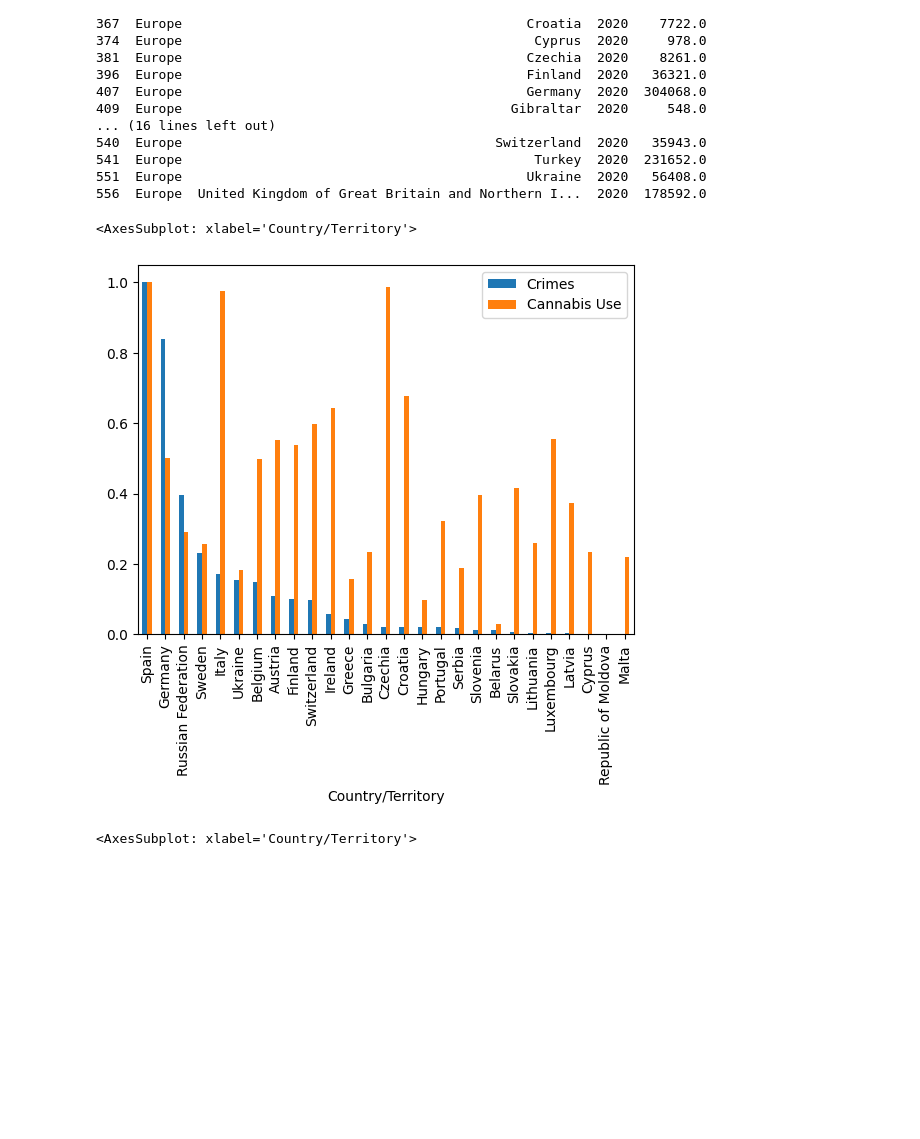
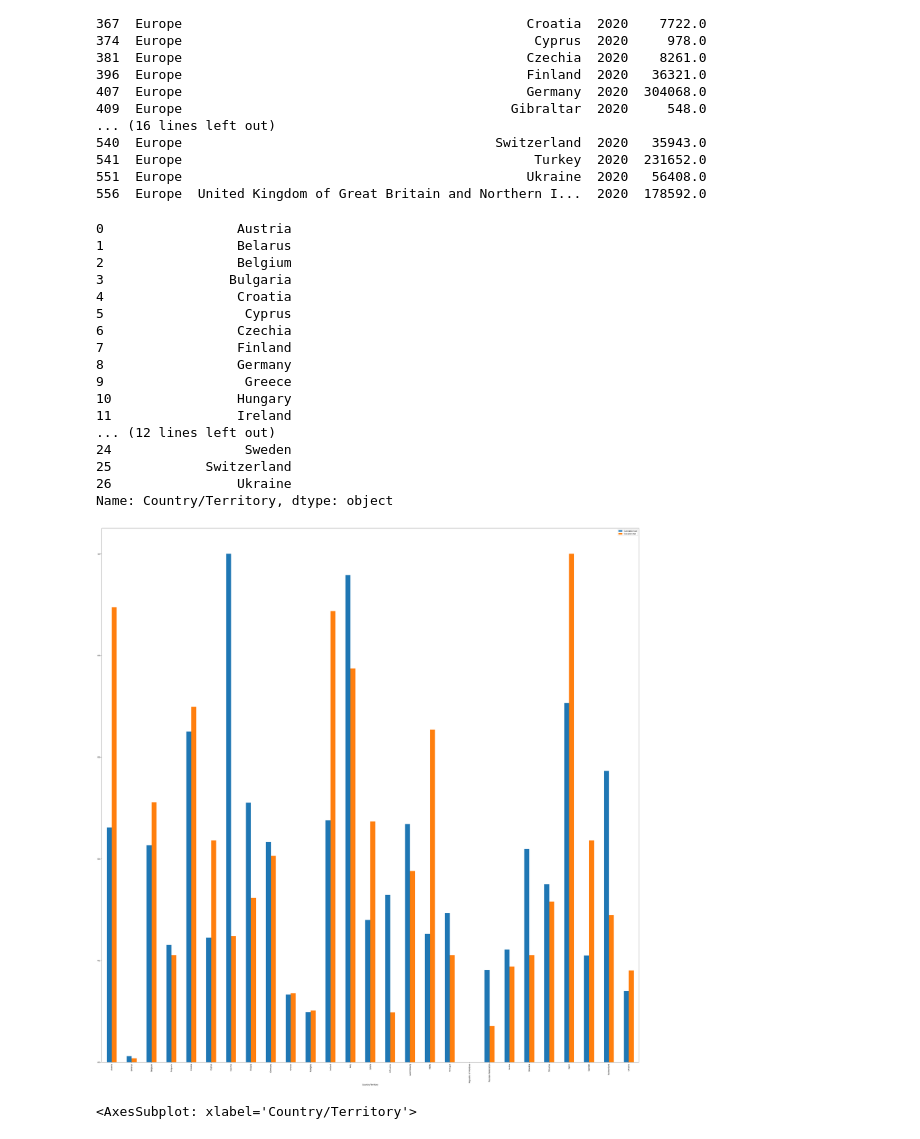
Before and after one commit to MaxBubblegum47/Big_Data, a Jupyter notebook: DataAnalytics/Lorenzo_Stigliano_136174_DataAnalytics.ipynb, the cells around one changed output. Cells and saved outputs as stored; diff of their text form; code cells hidden in the pictures; blank space fills up the shorter version.

```diff
--- a/DataAnalytics/Lorenzo_Stigliano_136174_DataAnalytics.ipynb
+++ b/DataAnalytics/Lorenzo_Stigliano_136174_DataAnalytics.ipynb
@@ -69,18 +57,22 @@ cannabis_use = pd.DataFrame(pd.read_csv("cannabis_use.csv"))
 # pulizia del testo da informazioni accessorie
 cannabis_use = cannabis_use.drop(index = [0,1])
 
-# rinominazione delle colonne per una migliore lettura
+# rinominazione delle colonne per una migliorarne la lettura
 cannabis_use = cannabis_use.rename(columns={"Unnamed: 8": "TIME"})
 cannabis_use = cannabis_use.rename(columns={"Unnamed: 3": "Cannabis Use"})
 cannabis_use = cannabis_use.rename(columns={"Unnamed: 2": "Country/Territory"})
 
-# conversione della colonna 3 da stringhe a valore numerico
+# conversione della 8 e 3 da stringhe a valore numerico
 cannabis_use["Cannabis Use"] = cannabis_use["Cannabis Use"].apply(pd.to_numeric)
+cannabis_use["TIME"] = cannabis_use["TIME"].apply(pd.to_numeric)
 
-# media aritmetica di tutti i valori sull'utilizzo della cannabis
-cannabis_use = cannabis_use.groupby(["Country/Territory"]).agg({"Cannabis Use": "mean"}).reset_index()
+# è possibile filtrare meglio i dati andando anche a fare una analisi solamente a partire da un certo anno
+# cannabis_use = cannabis_use.loc[cannabis_use["TIME"] >= 2016]
 
-# ordinamento in base alla percentuale di utilizzo
+# media aritmetica di tutti i valori sull'utilizzo della cannabis sommando i valori migliori per ogni anno
+cannabis_use = cannabis_use.groupby(["Country/Territory"]).agg({"Cannabis Use": "max"}).reset_index()
+
+# ordinamento in base alla percentuale di utilizzo ottenuta
 cannabis_use = cannabis_use.sort_values("Cannabis Use", ascending=False)
 
 print(cannabis_use)
@@ -162,7 +168,7 @@ cocaine_use = cocaine_use.rename(columns={"Unnamed: 2": "Country/Territory"})
 cocaine_use["Cocaine Use"] = cocaine_use["Cocaine Use"].apply(pd.to_numeric)
 
 # media aritmetica di tutti i valori sull'utilizzo della cannabis
-cocaine_use = cocaine_use.groupby(["Country/Territory"]).agg({"Cocaine Use": "mean"}).reset_index()
+cocaine_use = cocaine_use.groupby(["Country/Territory"]).agg({"Cocaine Use": "max"}).reset_index()
 
 # ordinamento in base alla percentuale di utilizzo
 cocaine_use = cocaine_use.sort_values("Cocaine Use", ascending=False)
@@ -759,17 +793,46 @@ print(res_crimes)
 # %%
 crime_and_cannabis = pd.merge(res_crimes, cannabis_use, on="Country/Territory")
 
 df_min_max_scaled = crime_and_cannabis.copy()
 column = "Crimes"
 df_min_max_scaled[column] = (df_min_max_scaled[column] - df_min_max_scaled[column].min()) / (df_min_max_scaled[column].max() - df_min_max_scaled[column].min())
 column = "Cannabis Use"
 df_min_max_scaled[column] = (df_min_max_scaled[column] - df_min_max_scaled[column].min()) / (df_min_max_scaled[column].max() - df_min_max_scaled[column].min())
 
-grafico = df_min_max_scaled.sort_values(by="Crimes", ascending=False)
-grafico.plot(x="Country/Territory", y=["Crimes", "Cannabis Use"], kind="bar")
+# grafico = df_min_max_scaled.sort_values(by="Crimes", ascending=False)
+# grafico.plot(x="Country/Territory", y=["Crimes", "Cannabis Use"], kind="bar")
+
+cannabis_and_cocaine = pd.merge(crime_and_cannabis, cocaine_use, on = "Country/Territory")
+
+df_min_max_scaled = cannabis_and_cocaine.copy()
+column = "Cannabis Use"
+df_min_max_scaled[column] = (df_min_max_scaled[column] - df_min_max_scaled[column].min()) / (df_min_max_scaled[column].max() - df_min_max_scaled[column].min())
+
+column = "Cocaine Use"
+df_min_max_scaled[column] = (df_min_max_scaled[column] - df_min_max_scaled[column].min()) / (df_min_max_scaled[column].max() - df_min_max_scaled[column].min())
+
+df_min_max_scaled.plot(x="Country/Territory", y=["Cannabis Use", "Cocaine Use"], kind="bar", figsize=(50, 50))
+
+print(df_min_max_scaled["Country/Territory"])
 # %% [output]
-<AxesSubplot: xlabel='Country/Territory'>
+0                 Austria
+1                 Belarus
+2                 Belgium
+3                Bulgaria
+4                 Croatia
+5                  Cyprus
+6                 Czechia
+7                 Finland
+8                 Germany
+9                  Greece
+10                Hungary
+11                Ireland
+... (12 lines left out)
+24                 Sweden
+25            Switzerland
+26                Ukraine
+Name: Country/Territory, dtype: object
-[figure, old version]
+[figure, new version]
 # %%
 crime_and_cocaine = pd.merge(res_crimes, cocaine_use, on="Country/Territory")
 
```
Also changed, not shown: parts of 39 cells of this notebook.
